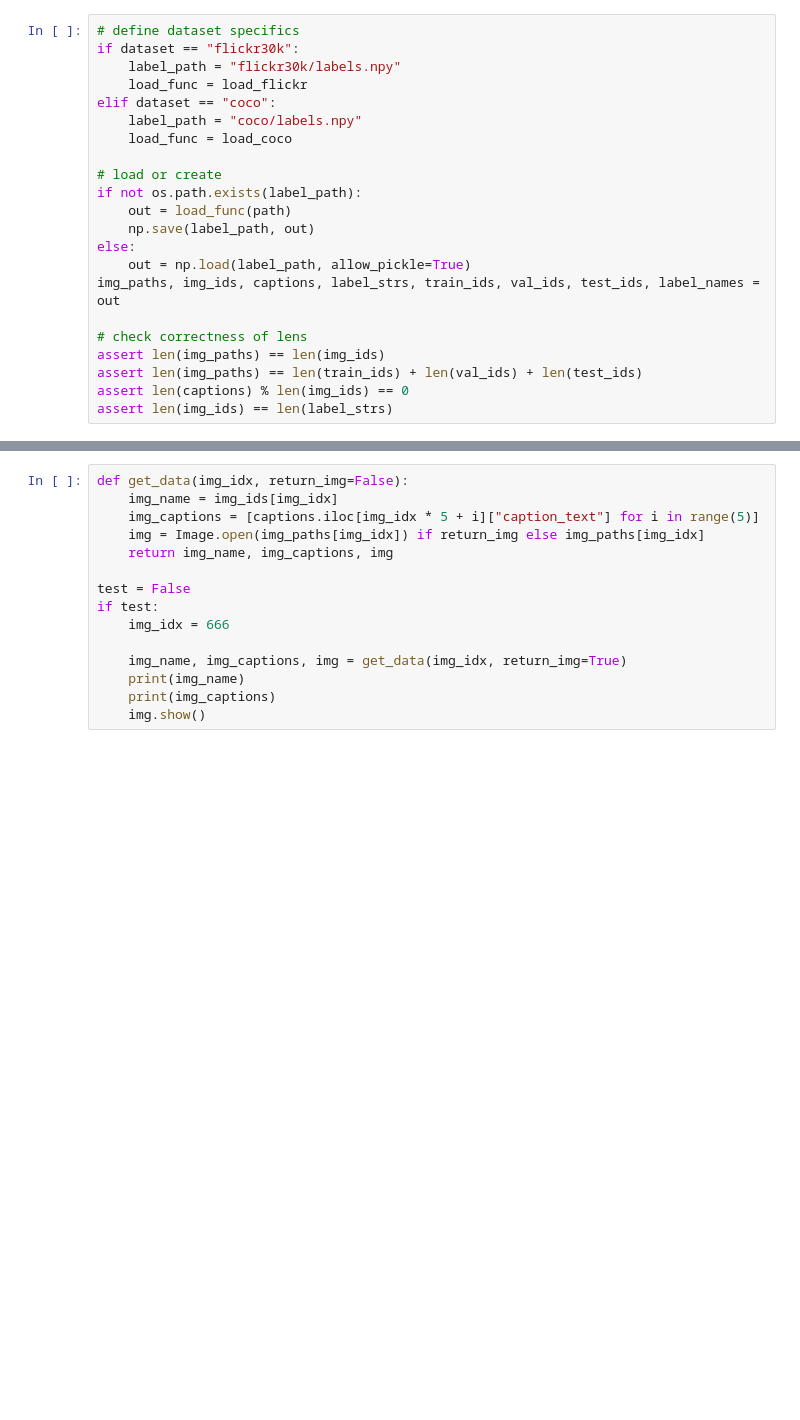
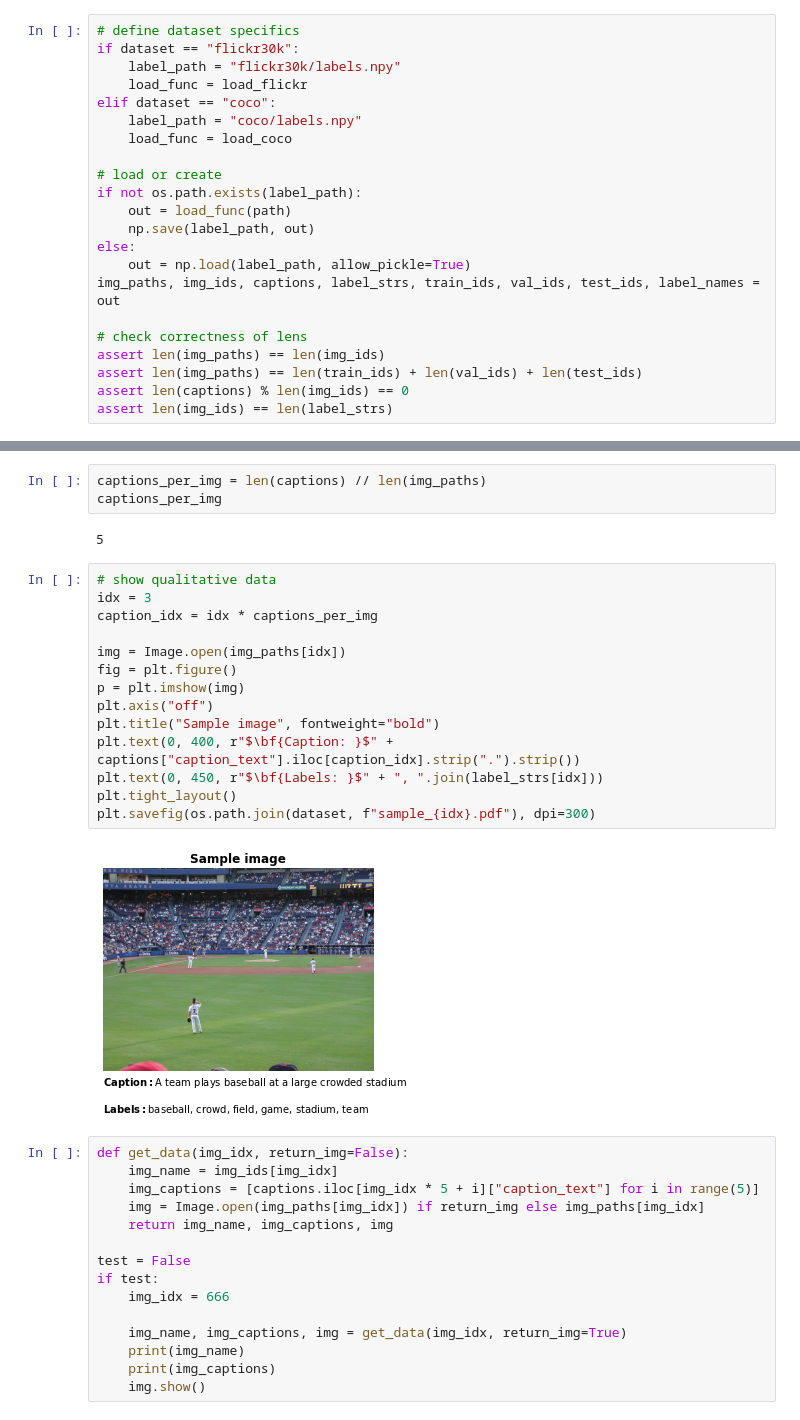
Before and after one commit to NotNANtoN/master_thesis, a Jupyter notebook: baseline_preds.ipynb, the cells around one changed output, grey strips where cells are left out. Cells and saved outputs as stored; diff of their text form; blank space fills up the shorter version.

```diff
--- a/baseline_preds.ipynb
+++ b/baseline_preds.ipynb
@@ -231,3 +236,24 @@ lens = [len(l) for l in label_strs]
+# %%
+captions_per_img = len(captions) // len(img_paths)
+captions_per_img
+# %% [output]
+5
+# %%
+# show qualitative data
+idx = 3
+caption_idx = idx * captions_per_img
+
+img = Image.open(img_paths[idx])
+fig = plt.figure()
+p = plt.imshow(img)
+plt.axis("off")
+plt.title("Sample image", fontweight="bold")
+plt.text(0, 400, r"$\bf{Caption: }$" + captions["caption_text"].iloc[caption_idx].strip(".").strip())
+plt.text(0, 450, r"$\bf{Labels: }$" + ", ".join(label_strs[idx]))
+plt.tight_layout()
+plt.savefig(os.path.join(dataset, f"sample_{idx}.pdf"), dpi=300)
+# %% [output]
+[figure, added]
 # %%
 def get_data(img_idx, return_img=False):
     img_name = img_ids[img_idx]
```
Also changed, not shown: parts of 48 cells of this notebook, 1 other file.
